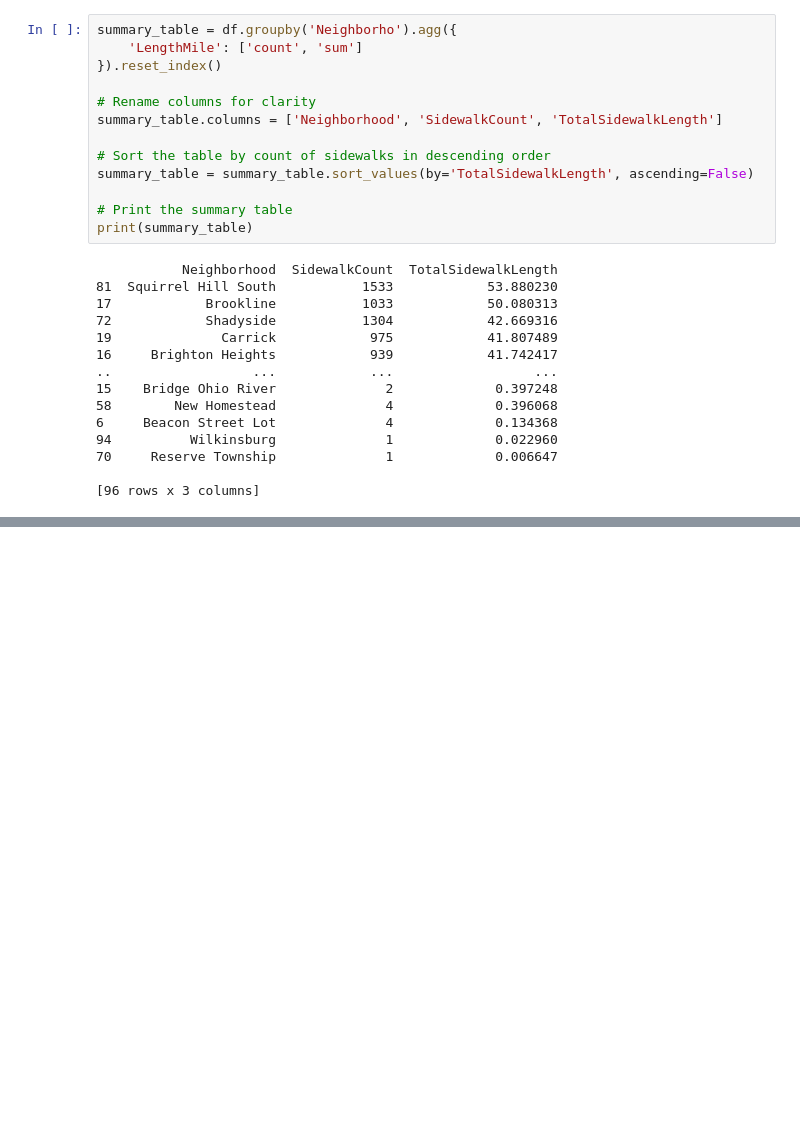
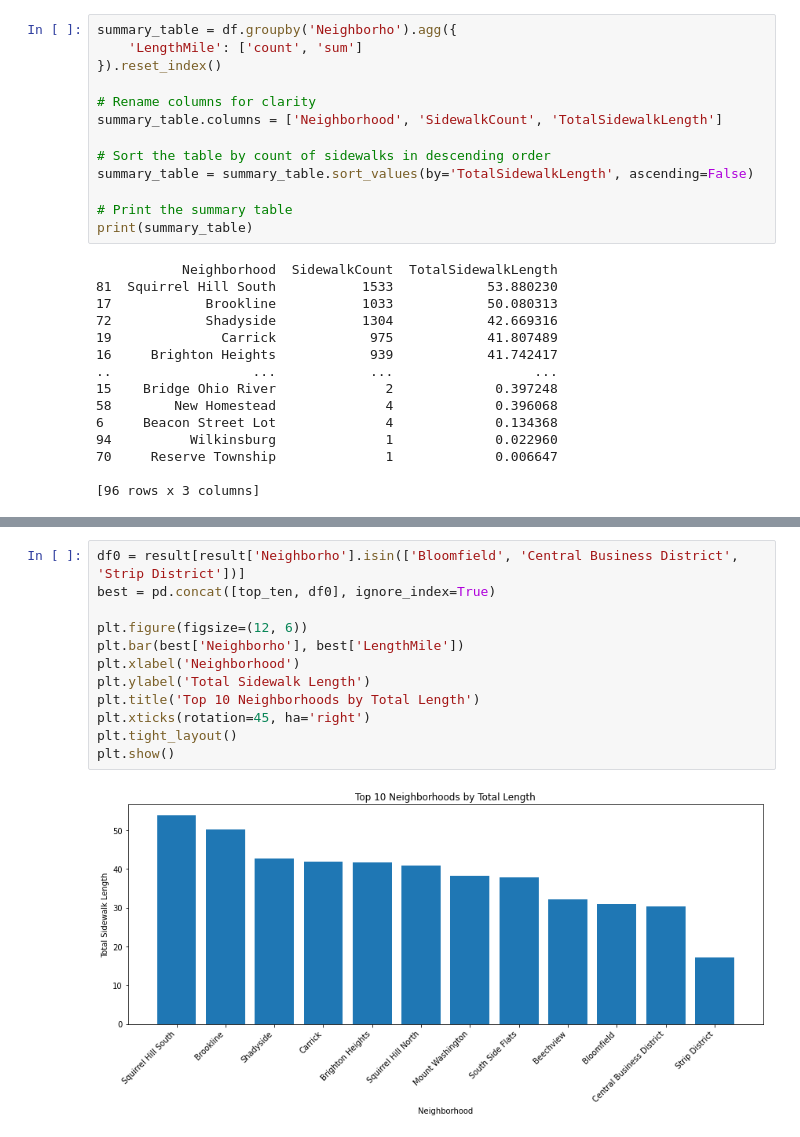
Before and after one commit to jal355/best-neighborhood, a Jupyter notebook: Walkability.ipynb, the cells around one changed output, grey strips where cells are left out. Cells and saved outputs as stored; diff of their text form; blank space fills up the shorter version.

```diff
--- a/Walkability.ipynb
+++ b/Walkability.ipynb
@@ -179,0 +197,14 @@ print(summary_table)
+# %%
+df0 = result[result['Neighborho'].isin(['Bloomfield', 'Central Business District', 'Strip District'])]
+best = pd.concat([top_ten, df0], ignore_index=True)
+
+plt.figure(figsize=(12, 6))
+plt.bar(best['Neighborho'], best['LengthMile'])
+plt.xlabel('Neighborhood')
+plt.ylabel('Total Sidewalk Length')
+plt.title('Top 10 Neighborhoods by Total Length')
+plt.xticks(rotation=45, ha='right')
+plt.tight_layout()
+plt.show()
+# %% [output]
+[figure, added]
```
Also changed, not shown: parts of 2 cells of this notebook, 1 other file.
